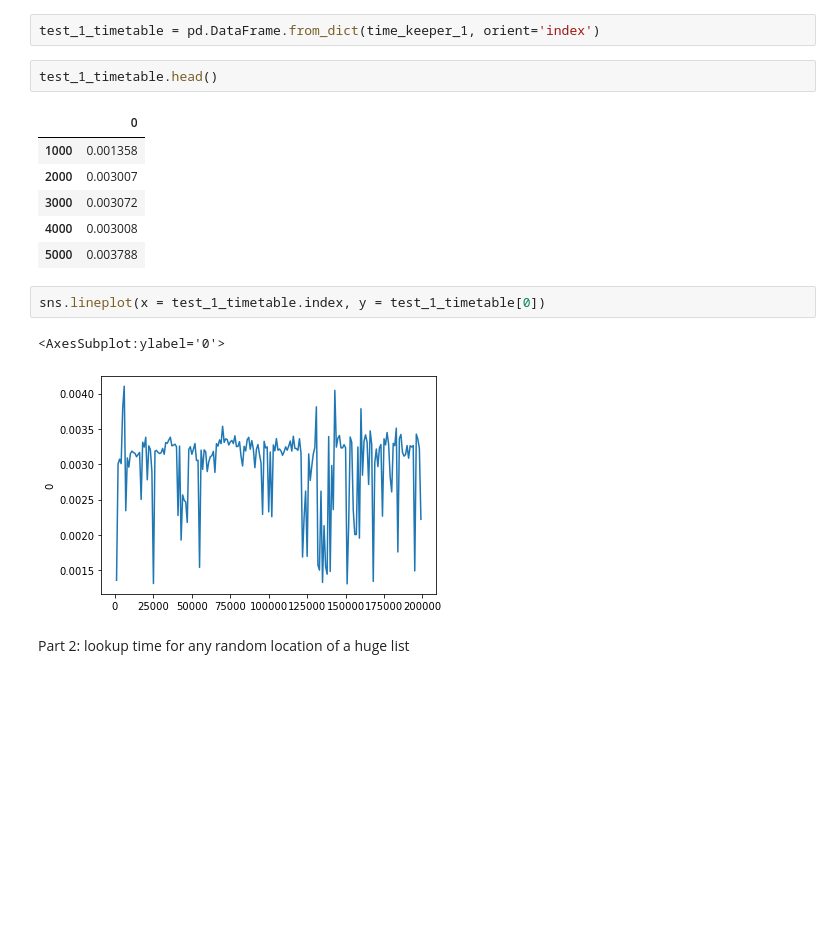
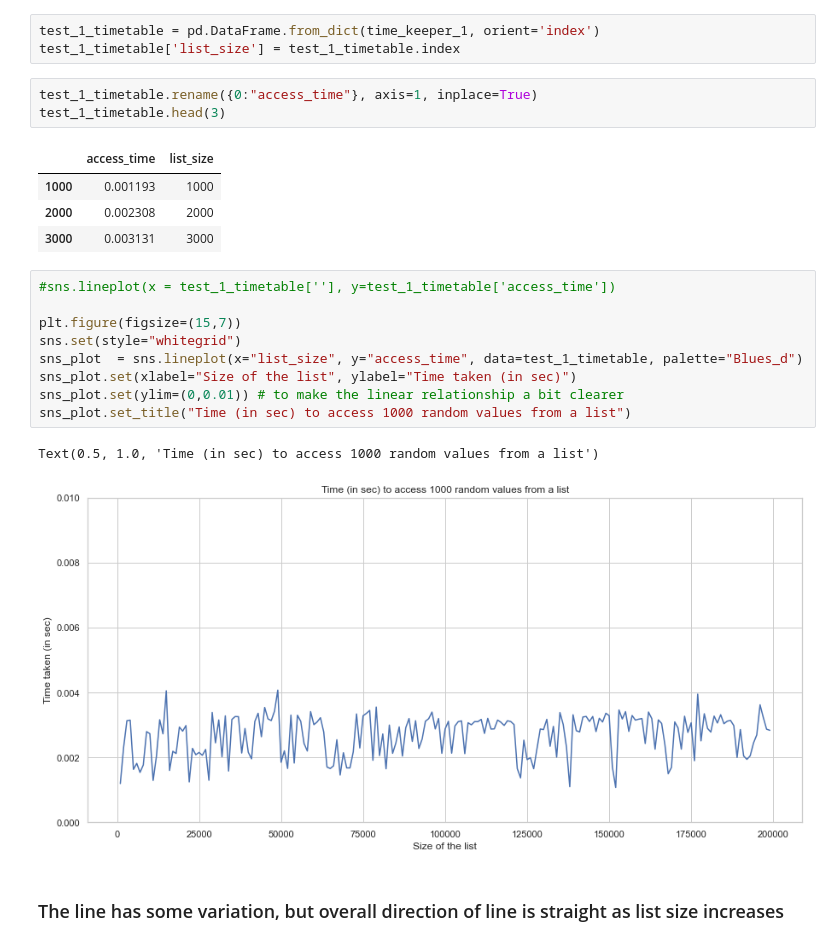
Before and after one commit to piyush13290/python_wonders, a Jupyter notebook: python_list_access_time.ipynb, the cells around one changed output. Cells and saved outputs as stored; diff of their text form; blank space fills up the shorter version.

Commit message:
finished the work, added graphs and summary

```diff
--- a/python_list_access_time.ipynb
+++ b/python_list_access_time.ipynb
@@ -46,19 +50,26 @@ for x in tqdm(range(xmin, xmax,1000)):
     time_keeper_1[x] = time_taken
 # %%
 test_1_timetable = pd.DataFrame.from_dict(time_keeper_1, orient='index')
+test_1_timetable['list_size'] = test_1_timetable.index
-# %%
-test_1_timetable.head()
-# %% [output]
-|  | 0 |
-| 1000 | 0.001358 |
-| 2000 | 0.003007 |
-| 3000 | 0.003072 |
-| 4000 | 0.003008 |
-| 5000 | 0.003788 |
-# %%
-sns.lineplot(x = test_1_timetable.index, y = test_1_timetable[0])
-# %% [output]
-<AxesSubplot:ylabel='0'>
-[figure, removed]
-# %% [markdown]
-Part 2: lookup time for any random location of a huge list
+# %%
+test_1_timetable.rename({0:"access_time"}, axis=1, inplace=True)
+test_1_timetable.head(3)
+# %% [output]
+|  | access_time | list_size |
+| 1000 | 0.001193 | 1000 |
+| 2000 | 0.002308 | 2000 |
+| 3000 | 0.003131 | 3000 |
+# %%
+#sns.lineplot(x = test_1_timetable[''], y=test_1_timetable['access_time'])
+
+plt.figure(figsize=(15,7))
+sns.set(style="whitegrid")
+sns_plot  = sns.lineplot(x="list_size", y="access_time", data=test_1_timetable, palette="Blues_d")
+sns_plot.set(xlabel="Size of the list", ylabel="Time taken (in sec)")
+sns_plot.set(ylim=(0,0.01)) # to make the linear relationship a bit clearer
+sns_plot.set_title("Time (in sec) to access 1000 random values from a list")
+# %% [output]
+Text(0.5, 1.0, 'Time (in sec) to access 1000 random values from a list')
+[figure, added]
+# %% [markdown]
+### The line has some variation, but overall direction of line is straight as list size increases
```
Also changed, not shown: parts of 14 cells of this notebook.
